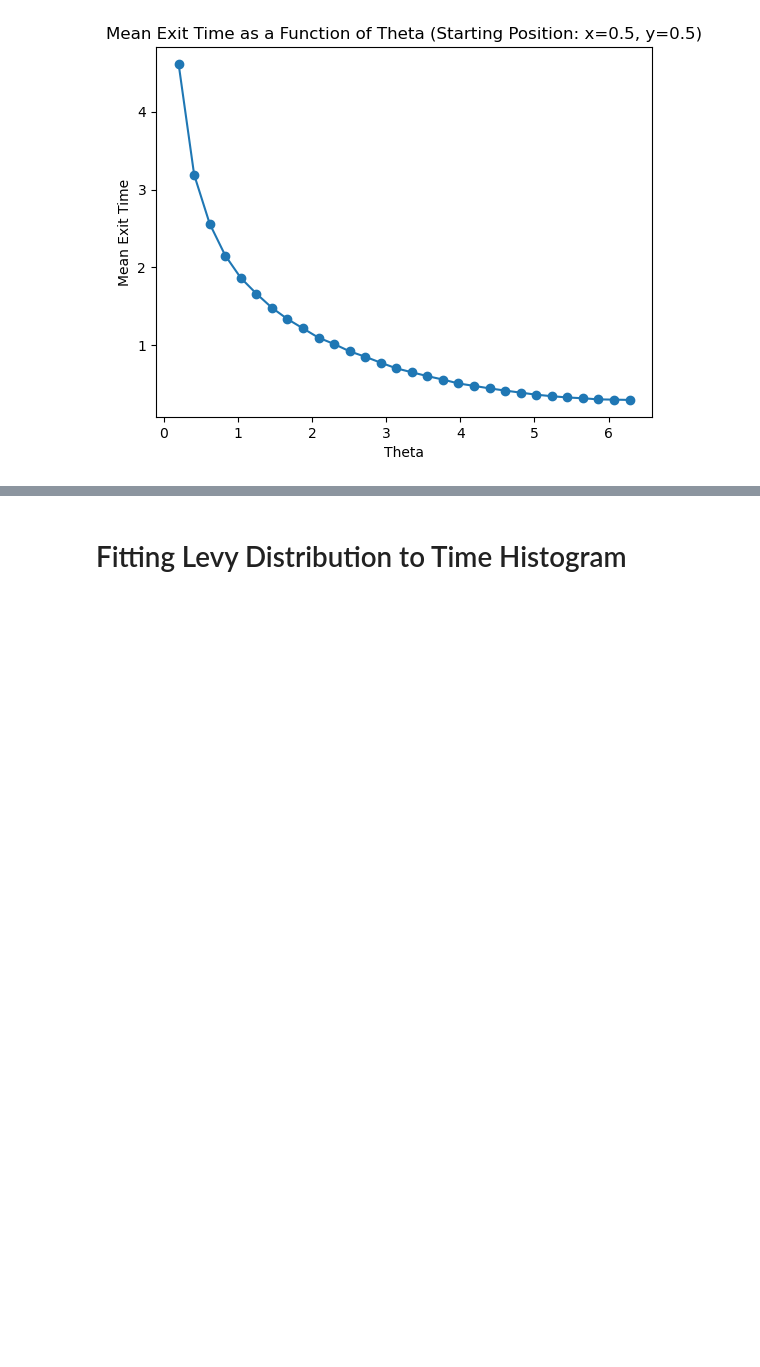
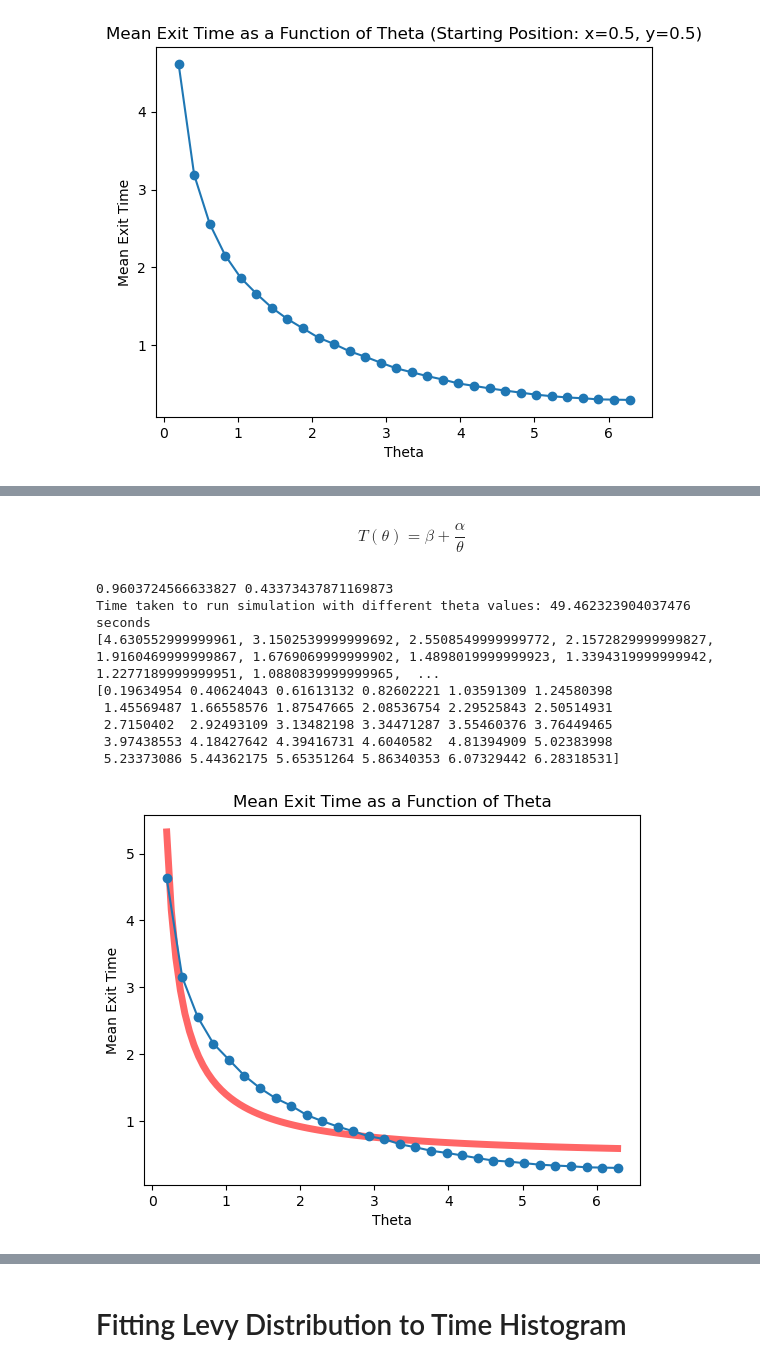
Before and after one commit to keshavganesh1/Stochastic-processes-particle-diffusion, a Jupyter notebook: particle_diffusion_cont.ipynb, the cells around one changed output, grey strips where cells are left out. Drawn from its saved outputs; the diff is of its cells as text; code cells hidden in the pictures; blank space fills up the shorter version.

```diff
--- a/particle_diffusion_cont.ipynb
+++ b/particle_diffusion_cont.ipynb
@@ -244,0 +334,4 @@ plt.show()
+# %% [markdown]
+\begin{equation}
+    T(\theta) = \beta + \frac{\alpha}{\theta}
+\end{equation}
@@ -244,0 +362,39 @@ plt.show()
+# %%
+# run simulation with different theta values
+
+theta_values = np.linspace(np.pi/16, 2*np.pi, 30)
+
+start_time = time.time()
+
+mean_exit_times_theta_list = [mean_exit_time_theta(E(theta = theta, num_particles=10000)) for theta in theta_values]
+
+alpha, beta = fit_min_exit_time_to_inv_linear(theta_values, mean_exit_times_theta_list)
+print(alpha, beta)
+x = np.linspace(np.pi/16, 2*np.pi, 100)
+plt.plot(x, beta + alpha / x,
+       'r-', lw=5, alpha=0.6, label='levy pdf')
+
+end_time = time.time()
+
+print(f"Time taken to run simulation with different theta values: {end_time - start_time} seconds")
+
+# Plot mean exit time as a function of theta
+
+print(mean_exit_times_theta_list)
+print(theta_values)
+
+plt.plot(theta_values, mean_exit_times_theta_list, marker='o')
+plt.xlabel('Theta')
+plt.ylabel('Mean Exit Time')
+plt.title('Mean Exit Time as a Function of Theta')
+plt.show()
+# %% [output]
+0.9603724566633827 0.43373437871169873
+Time taken to run simulation with different theta values: 49.462323904037476 seconds
+[4.630552999999961, 3.1502539999999692, 2.5508549999999772, 2.1572829999999827, 1.9160469999999867, 1.6769069999999902, 1.4898019999999923, 1.3394319999999942, 1.2277189999999951, 1.0880839999999965,  ...
+[0.19634954 0.40624043 0.61613132 0.82602221 1.03591309 1.24580398
+ 1.45569487 1.66558576 1.87547665 2.08536754 2.29525843 2.50514931
+ 2.7150402  2.92493109 3.13482198 3.34471287 3.55460376 3.76449465
+ 3.97438553 4.18427642 4.39416731 4.6040582  4.81394909 5.02383998
+ 5.23373086 5.44362175 5.65351264 5.86340353 6.07329442 6.28318531]
+[figure, added]
```
Also changed, not shown: parts of 18 cells of this notebook.
